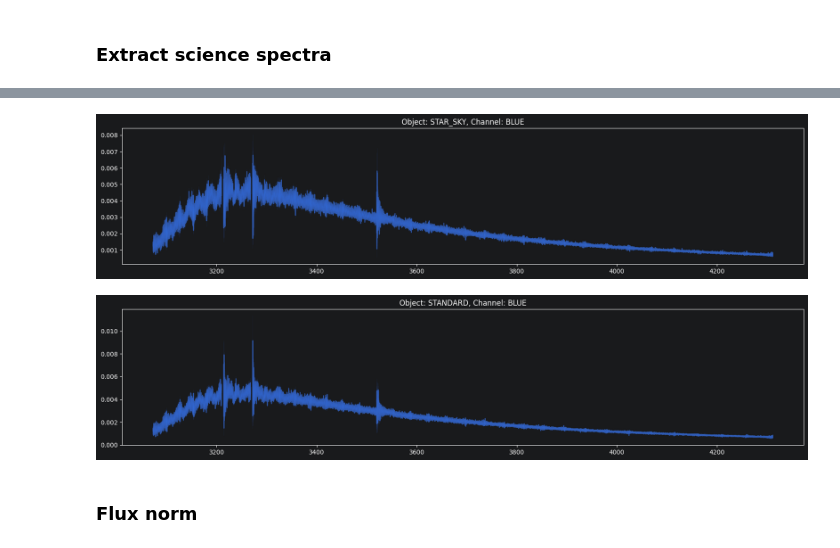
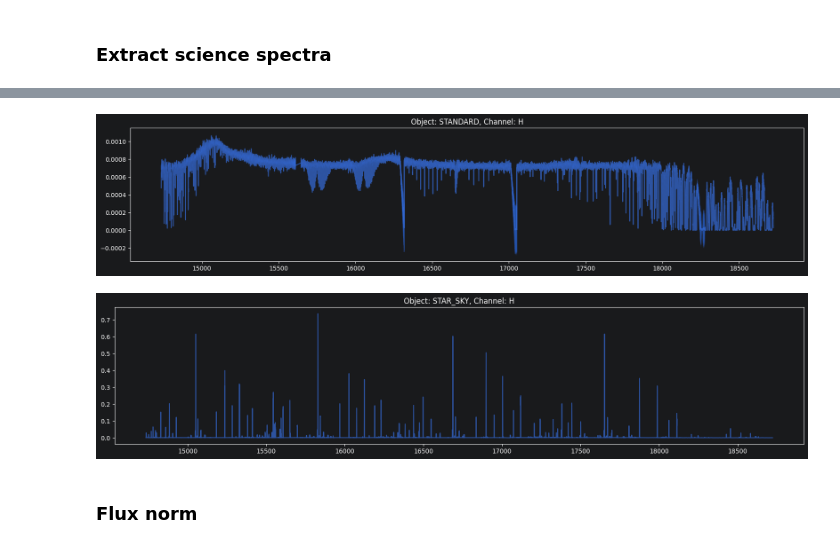
Before and after one commit to CaltechOpticalObservatories/zshooter-drp, a Jupyter notebook: notebooks/extraction_demo.ipynb, the cells around one changed output, grey strips where cells are left out. Saved outputs shown, nothing was run; the diff lists cells and outputs as text; code cells hidden in the pictures.

```diff
--- a/notebooks/extraction_demo.ipynb
+++ b/notebooks/extraction_demo.ipynb
@@ -108,7 +108,7 @@ Let's reduce the data of one channel step-by-step using core algorithms from pyr
 
 The output directory is simply set to a folder named `reduced` inside your input directory.
 # %%
-channel = 'BLUE'
+channel = 'H'
 chanfiles = files[channel]
 # %% [markdown]
 ### Master combine and load mask
@@ -242,24 +244,24 @@ Science extraction parameters: {'extraction_type': 'optimal', 'extraction_height
 # %%
 # load free spectral ranges for trimming order spectra
 fsrs = {}
 with np.load('../src/zsdrp/ZSHOOTER/free_spectral_ranges.npz') as f:
     for chan in zs.config.channels:
-        fsrs[chan] = f[chan]
+        fsrs[chan] = f[chan][1:] if chan=='RED' else f[chan]
 
 # call blaze norm step
 spliced_spectra = zsdrp.steps.BlazeNormalization.run(deepcopy(group_spectra), wave_img, blaze, fsrs[channel])
 
 # plot
 for objname, spectra in spliced_spectra.items():
     plt.figure(figsize=(20,4))
     plt.title(f'Object: {objname}, Channel: {channel}')
     for sp in spectra.data:
         plt.errorbar(x=sp.wave, y=sp.spec, yerr=np.abs(sp.sig), elinewidth=0.1, alpha=0.7)
     # plt.ylim([0,0.002])
     plt.show()
 # %% [output]
-[figure, old version]
+[figure, new version]
-[figure, old version]
+[figure, new version]
 # %% [markdown]
 ### Flux norm
 # %%
```
Also changed, not shown: parts of 9 cells of this notebook.
